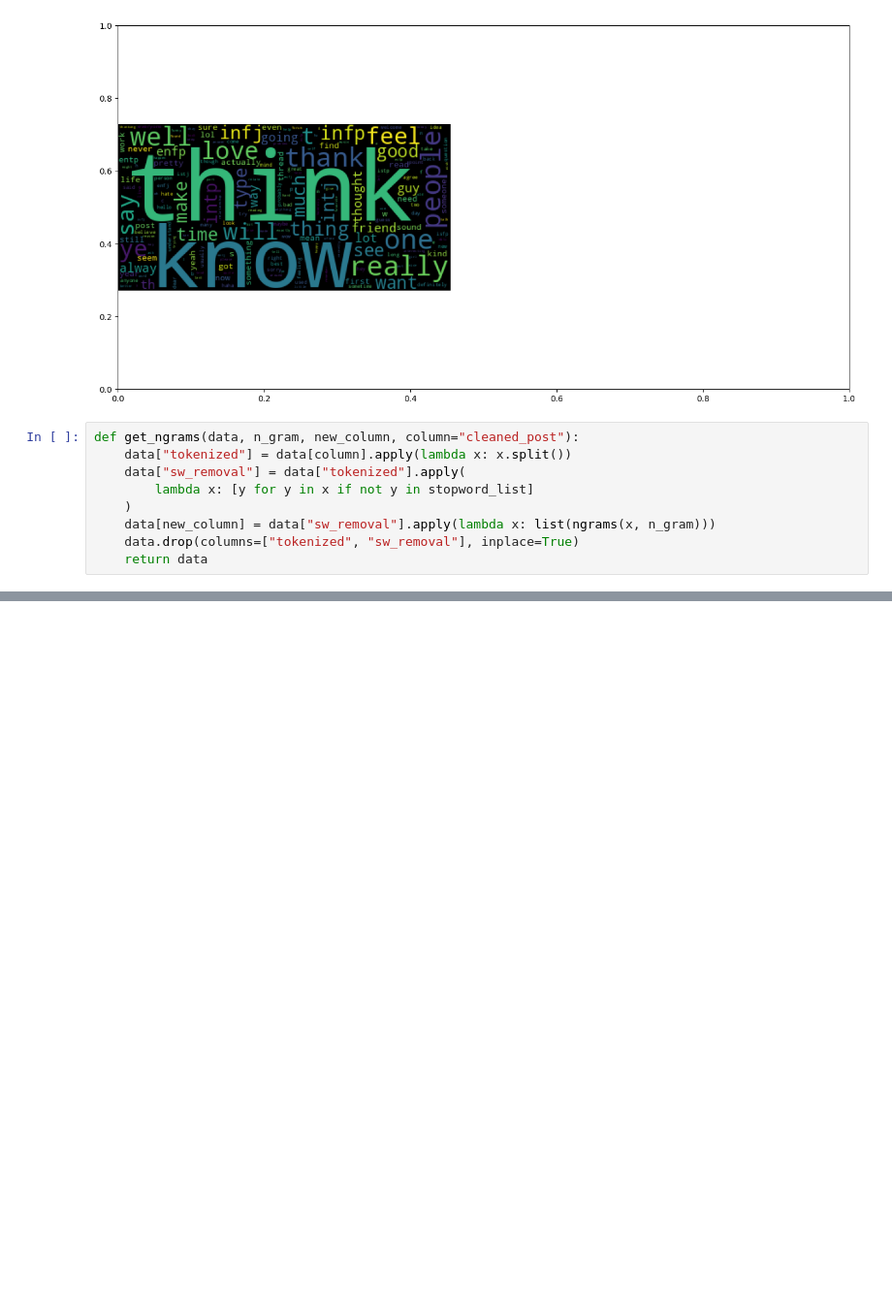
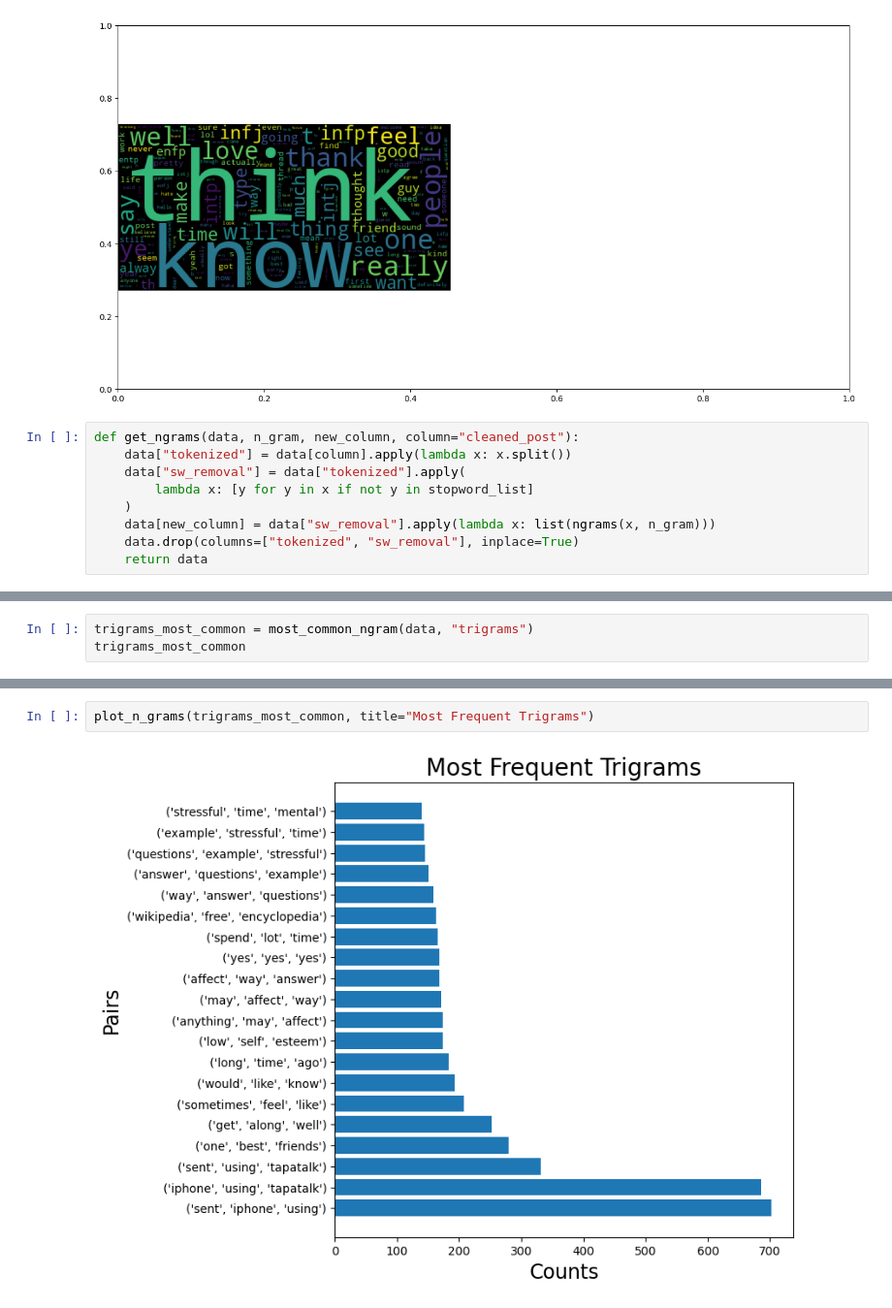
Before and after one commit to KumarMalay/PERSONA-PICKS-A-PERSONALITY-BASED-RECOMMENDATION-SYSTEM, a Jupyter notebook: Model.ipynb, the cells around one changed output, grey strips where cells are left out. Shown at 97% size. Drawn from its saved outputs; the diff is of its cells as text; blank space fills up the shorter version.

```diff
--- a/Model.ipynb
+++ b/Model.ipynb
@@ -337,0 +383,3 @@ data.head()
+# %%
+trigrams_most_common = most_common_ngram(data, "trigrams")
+trigrams_most_common
@@ -337,0 +407,4 @@ data.head()
+# %%
+plot_n_grams(trigrams_most_common, title="Most Frequent Trigrams")
+# %% [output]
+[figure, added]
```
Also changed, not shown: parts of 10 cells of this notebook.
